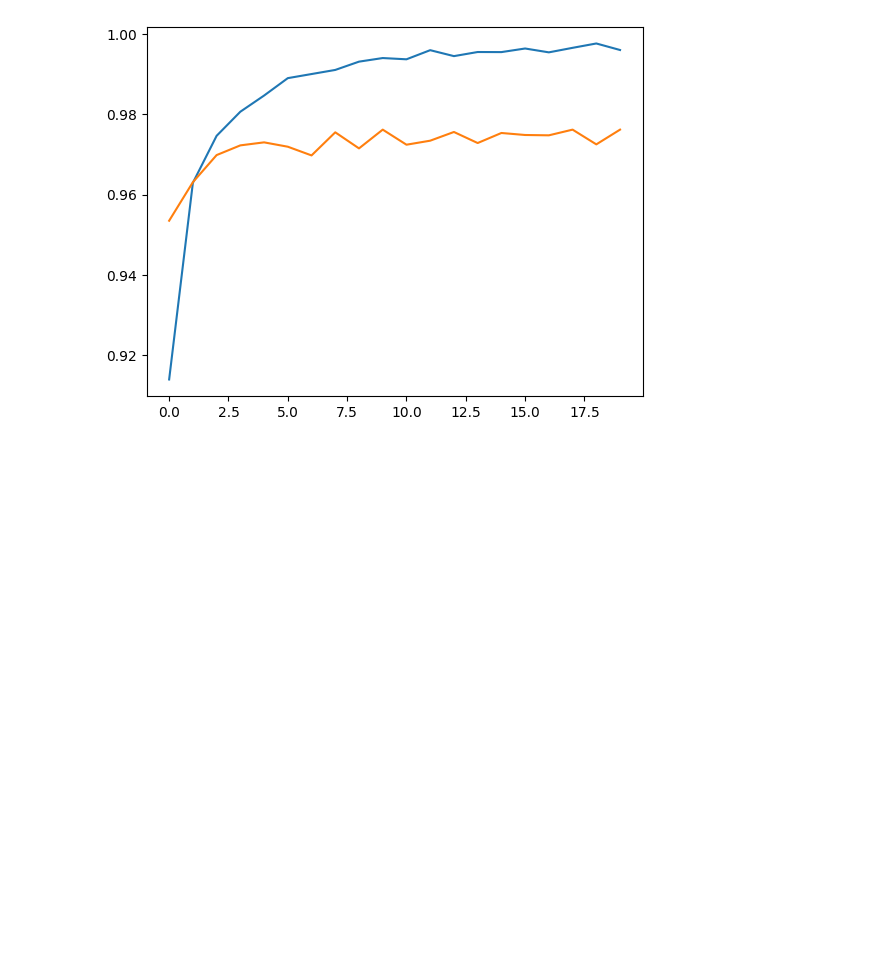
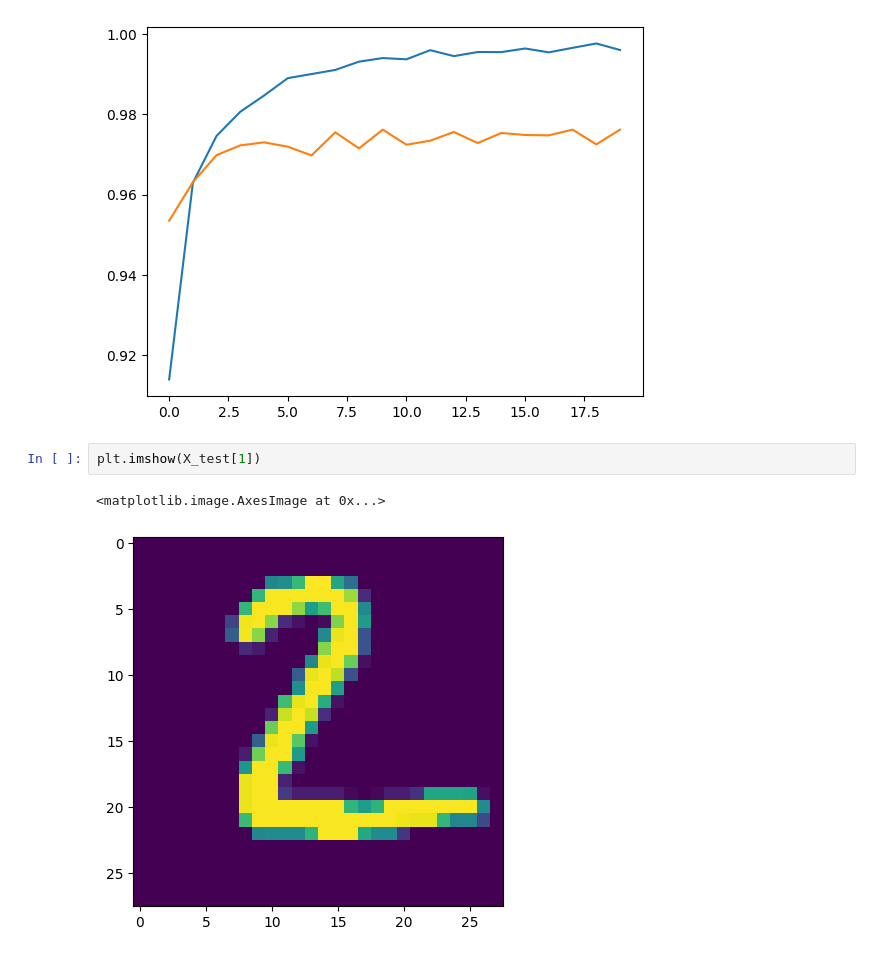
Before and after one commit to smebad/Deep-Learning, a Jupyter notebook: Day-06/hand_digit_classification_using_ann.ipynb, the cells around one changed output. Saved outputs shown, nothing was run; the diff lists cells and outputs as text; blank space fills up the shorter version.

```diff
--- a/Day-06/hand_digit_classification_using_ann.ipynb
+++ b/Day-06/hand_digit_classification_using_ann.ipynb
@@ -190,3 +190,8 @@ plt.plot(history.history['val_accuracy'])
 # %% [output]
 [<matplotlib.lines.Line2D at 0x...>]
 [figure]
+# %%
+plt.imshow(X_test[1])
+# %% [output]
+<matplotlib.image.AxesImage at 0x...>
+[figure, added]
```
Also changed, not shown: parts of 3 cells of this notebook.
